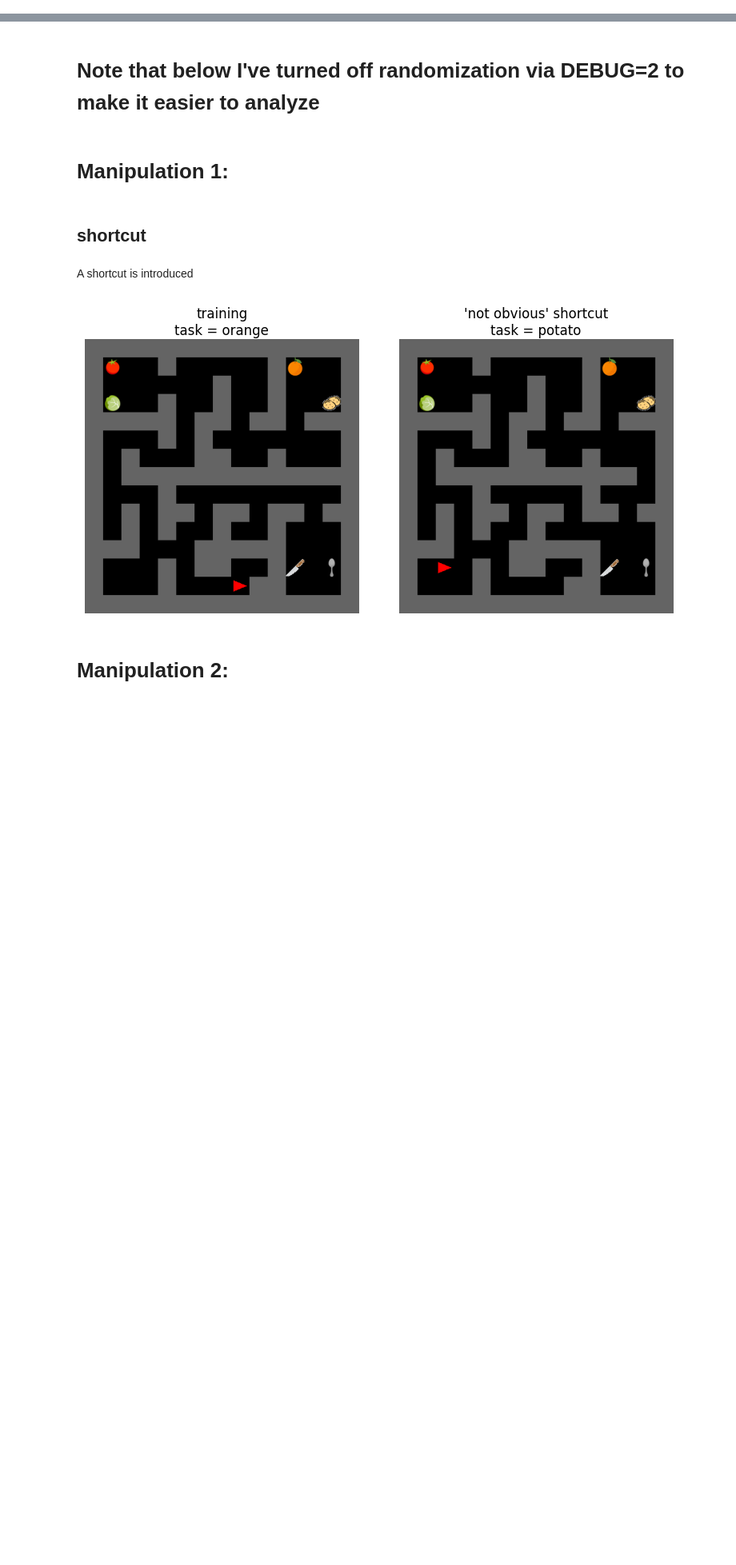
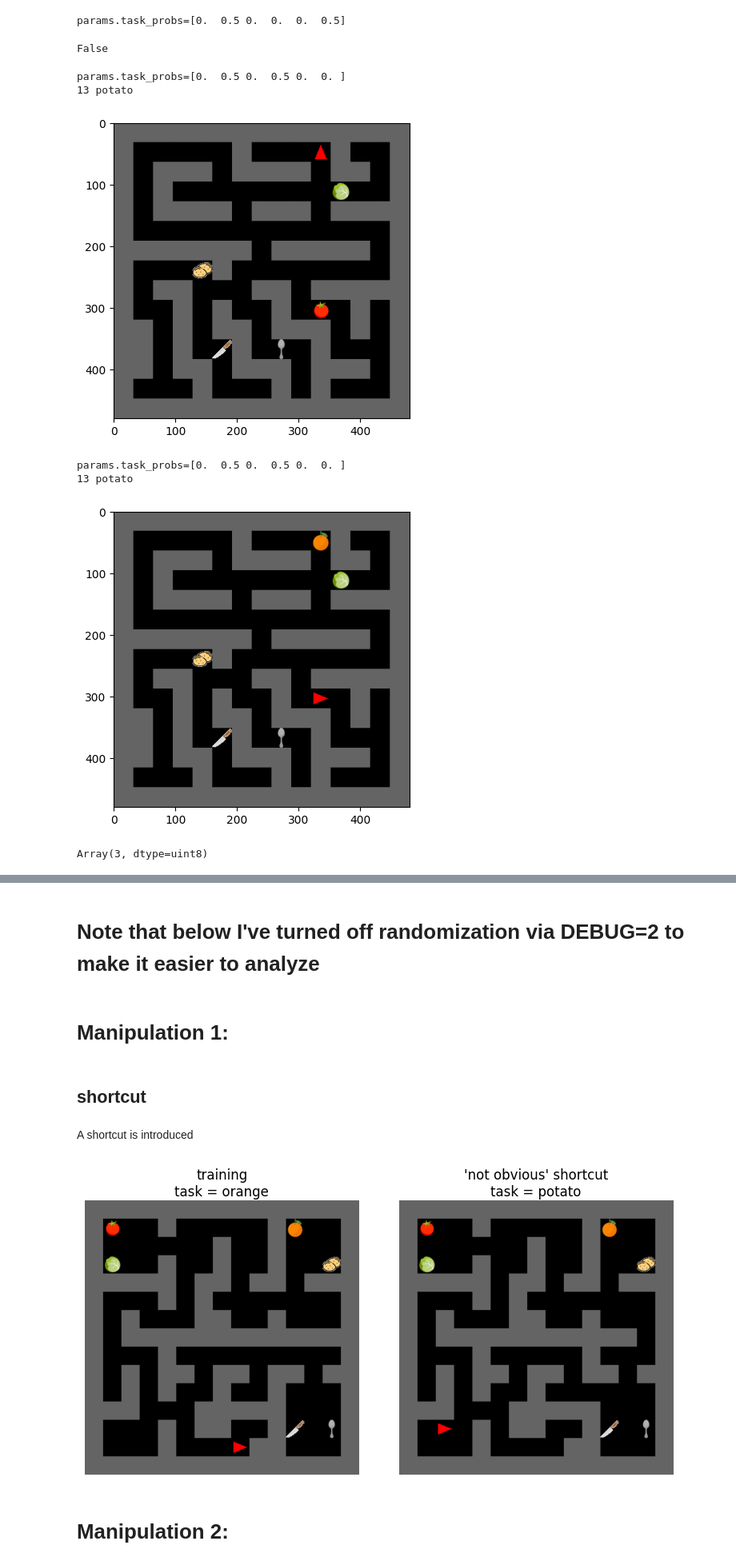
Before and after one commit to wcarvalho/human-dyna-web, a Jupyter notebook: experiment_1_vis.ipynb, the cells around one changed output, grey strips where cells are left out. Shown: that part at 80% size. Saved outputs shown, nothing was run; the diff lists cells and outputs as text; code cells hidden in the pictures; blank space fills up the shorter version.

```diff
--- a/experiment_1_vis.ipynb
+++ b/experiment_1_vis.ipynb
@@ -34,0 +48,80 @@ Compiling multi-render function.
+# %%
+rng = jax.random.PRNGKey(41)
+params = experiment.make_params(mazes.maze0, experiment.groups, experiment.char2idx, True)
+timestep = reset(rng, params)
+# %% [output]
+params.task_probs=[0.  0.5 0.  0.  0.  0.5]
+# %%
+params.training
+# %% [output]
+False
+# %%
+from housemaze.env import KeyboardActions
+from experiment_utils import SuccessTrackingAutoResetWrapper
+from housemaze.human_dyna import multitask_env
+from load_data import get_task_object, object_idx_to_name
+
+jax_env = experiment.jax_env
+reset = jax_env.reset
+step = jax_env.step
+
+
+rng = jax.random.PRNGKey(41)
+params = experiment.make_params(mazes.maze0, experiment.groups, experiment.char2idx, True).replace(
+    training=False,
+)
+timestep = reset(rng, params)
+
+object_idx = timestep.state.task_object
+object_name = object_idx_to_name(object_idx)
+print(object_idx, object_name)
+
+# image = experiment.render_fn(timestep)
+# plt.imshow(image)
+# plt.show()
+
+
+success_actions = [
+    KeyboardActions.up,
+    KeyboardActions.right, KeyboardActions.right, KeyboardActions.right,
+    KeyboardActions.up, KeyboardActions.up, KeyboardActions.up, KeyboardActions.up
+]
+for action in success_actions:
+    rng, rng_ = jax.random.split(rng)
+    timestep = step(rng_, timestep, action, params)
+
+# print final
+image = experiment.render_fn(timestep)
+plt.imshow(image)
+plt.show()
+
+# next episode?
+timestep = step(rng, timestep, KeyboardActions.up, params)
+object_idx = timestep.state.task_object
+object_name = object_idx_to_name(object_idx)
+print(object_idx, object_name)
+
+success_actions = [
+    KeyboardActions.down,
+    KeyboardActions.right, KeyboardActions.right,
+    KeyboardActions.down, KeyboardActions.down,
+    KeyboardActions.right,
+]
+for action in success_actions:
+    rng, rng_ = jax.random.split(rng)
+    timestep = step(rng_, timestep, action, params)
+
+image = experiment.render_fn(timestep)
+plt.imshow(image)
+plt.show()
+# %% [output]
+params.task_probs=[0.  0.5 0.  0.5 0.  0. ]
+13 potato
+[figure, added]
+params.task_probs=[0.  0.5 0.  0.5 0.  0. ]
+13 potato
+[figure, added]
+# %%
+timestep.step_type
+# %% [output]
+Array(3, dtype=uint8)
```
Also changed, not shown: parts of 14 cells of this notebook, 7 other files.
